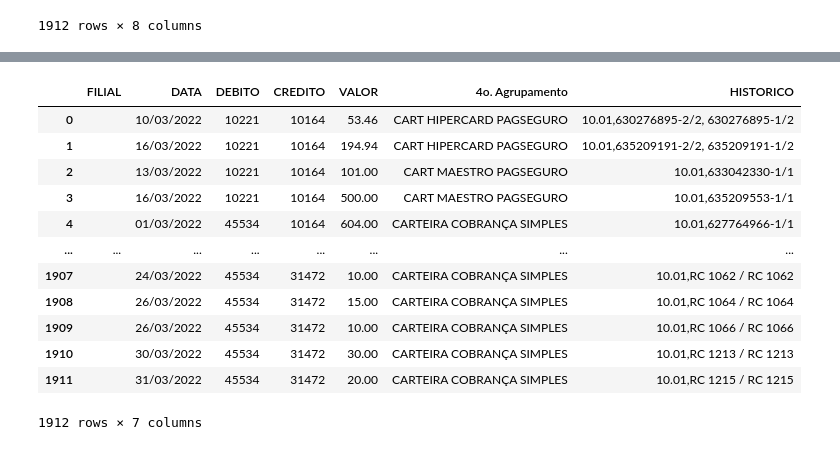
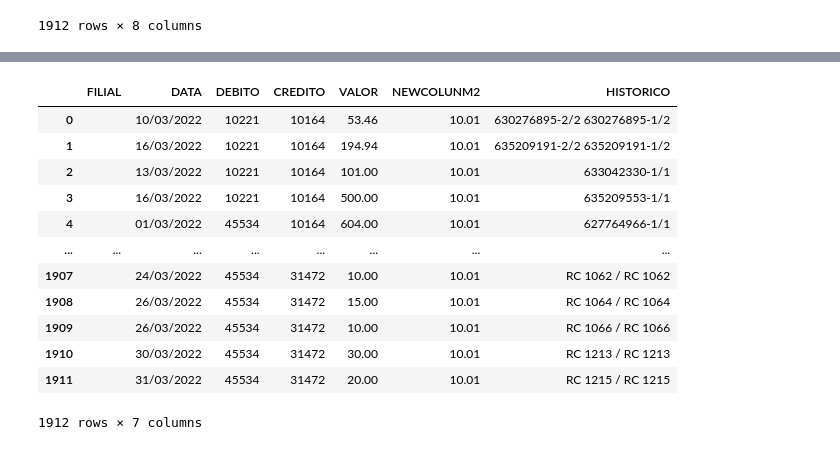
Before and after one commit to Miguellyto/csv---mapadecaixa, a Jupyter notebook: app2copy.ipynb, the cells around one changed output, grey strips where cells are left out. Drawn from its saved outputs; the diff is of its cells as text; code cells hidden in the pictures.

```diff
--- a/app2copy.ipynb
+++ b/app2copy.ipynb
@@ -316,7 +363,9 @@ mapadecaixa
 # %%
 # MESCLANDO OS CONTEÚDO DA COLUNA 'HISTORIOC', 'NEWCOLUN' e 'Descrição'
 # mapadecaixa['HISTORICO'] = '10.01'+ "," + mapadecaixa['4o. Agrupamento']+ "," + mapadecaixa['Cliente']+ "," + mapadecaixa['Descrição']
-mapadecaixa['HISTORICO'] = '10.01'+ "," + mapadecaixa['NEWCOLUN']+ "," + mapadecaixa['Descrição']
+# mapadecaixa['HISTORICO'] = '10.01'+ "," + mapadecaixa['NEWCOLUN']+ "," + mapadecaixa['Descrição']
+# mapadecaixa['HISTORICO'] = ''+ "," + mapadecaixa['NEWCOLUN']+ "," + mapadecaixa['Descrição']
+mapadecaixa['HISTORICO'] = '' + mapadecaixa['NEWCOLUN']+ "," + mapadecaixa['Descrição']
 
 mapadecaixa
 # %% [output]
@@ -338,7 +387,8 @@ mapadecaixa
 # mapadecaixa['HISTORICO'] = mapadecaixa['HISTORICO'].apply(lambda x: float(x.replace(".","").replace(",",".")))
 # mapadecaixa = mapadecaixa.replace({',': ''}, regex=True)
 mapadecaixa['HISTORICO'] = mapadecaixa['HISTORICO'].astype(str)
-mapadecaixa['HISTORICO'] = mapadecaixa['HISTORICO'].str.replace(',,', ',')
+mapadecaixa['HISTORICO'] = mapadecaixa['HISTORICO'].str.replace(',', '')
+# mapadecaixa['HISTORICO'] = mapadecaixa['HISTORICO'].str.replace(',,', ',')
 # mapadecaixa['HISTORICO'] = mapadecaixa['HISTORICO'].str.replace('"', '') # Retira as aspas.
 
 mapadecaixa
@@ -364,5 +428,5 @@ mapadecaixa
 # %%
-# CAPTULANDO TODA COLUNA 'HISTORICO'
-mapadecaixa['4o. Agrupamento'] = mapadecaixa['4o. Agrupamento'].str.upper()
+#---- CAPTULANDO TODA COLUNA 'HISTORICO'
+# mapadecaixa['4o. Agrupamento'] = mapadecaixa['4o. Agrupamento'].str.upper()
 
 mapadecaixa
@@ -386,7 +441,7 @@ mapadecaixa.head()
 # mapadecaixa = mapadecaixa.drop('Descrição', axis=1)
 # mapadecaixa = mapadecaixa.drop('Cliente', axis=1)
 # mapadecaixa = mapadecaixa.drop(['3o. Agrupamento','4o. Agrupamento','Descrição','Cliente', 'NEWCOLUN'], axis=1, inplace=True)
-mapadecaixa = mapadecaixa.drop(['3o. Agrupamento','Descrição','Cliente', 'NEWCOLUN'], axis=1)
+mapadecaixa = mapadecaixa.drop(['3o. Agrupamento','Descrição','Cliente', '4o. Agrupamento', 'NEWCOLUN'], axis=1)
 
 mapadecaixa
 # %% [output]
@@ -426,23 +481,24 @@ mapadecaixa
 1912 rows × 7 columns
 # %%
 # REORDENANDO COLUNAS
-new_ordem_colls = ['FILIAL', 'DATA', 'DEBITO', 'CREDITO', 'VALOR', '4o. Agrupamento', 'HISTORICO']
+# new_ordem_colls = ['FILIAL', 'DATA', 'DEBITO', 'CREDITO', 'VALOR', '4o. Agrupamento', 'HISTORICO']
+new_ordem_colls = ['FILIAL', 'DATA', 'DEBITO', 'CREDITO', 'VALOR', 'NEWCOLUNM2', 'HISTORICO']
 mapadecaixa = mapadecaixa[new_ordem_colls]
 
 mapadecaixa
 # %% [output]
-|  | FILIAL | DATA | DEBITO | CREDITO | VALOR | 4o. Agrupamento | HISTORICO |
-| 0 |  | 10/03/2022 | 10221 | 10164 | 53.46 | CART HIPERCARD PAGSEGURO | 10.01,630276895-2/2, 630276895-1/2 |
-| 1 |  | 16/03/2022 | 10221 | 10164 | 194.94 | CART HIPERCARD PAGSEGURO | 10.01,635209191-2/2, 635209191-1/2 |
-| 2 |  | 13/03/2022 | 10221 | 10164 | 101.00 | CART MAESTRO PAGSEGURO | 10.01,633042330-1/1 |
-| 3 |  | 16/03/2022 | 10221 | 10164 | 500.00 | CART MAESTRO PAGSEGURO | 10.01,635209553-1/1 |
-| 4 |  | 01/03/2022 | 45534 | 10164 | 604.00 | CARTEIRA COBRANÇA SIMPLES | 10.01,627764966-1/1 |
+|  | FILIAL | DATA | DEBITO | CREDITO | VALOR | NEWCOLUNM2 | HISTORICO |
+| 0 |  | 10/03/2022 | 10221 | 10164 | 53.46 | 10.01 | 630276895-2/2 630276895-1/2 |
+| 1 |  | 16/03/2022 | 10221 | 10164 | 194.94 | 10.01 | 635209191-2/2 635209191-1/2 |
+| 2 |  | 13/03/2022 | 10221 | 10164 | 101.00 | 10.01 | 633042330-1/1 |
+| 3 |  | 16/03/2022 | 10221 | 10164 | 500.00 | 10.01 | 635209553-1/1 |
+| 4 |  | 01/03/2022 | 45534 | 10164 | 604.00 | 10.01 | 627764966-1/1 |
 | ... | ... | ... | ... | ... | ... | ... | ... |
-| 1907 |  | 24/03/2022 | 45534 | 31472 | 10.00 | CARTEIRA COBRANÇA SIMPLES | 10.01,RC 1062 / RC 1062 |
-| 1908 |  | 26/03/2022 | 45534 | 31472 | 15.00 | CARTEIRA COBRANÇA SIMPLES | 10.01,RC 1064 / RC 1064 |
-| 1909 |  | 26/03/2022 | 45534 | 31472 | 10.00 | CARTEIRA COBRANÇA SIMPLES | 10.01,RC 1066 / RC 1066 |
-| 1910 |  | 30/03/2022 | 45534 | 31472 | 30.00 | CARTEIRA COBRANÇA SIMPLES | 10.01,RC 1213 / RC 1213 |
-| 1911 |  | 31/03/2022 | 45534 | 31472 | 20.00 | CARTEIRA COBRANÇA SIMPLES | 10.01,RC 1215 / RC 1215 |
+| 1907 |  | 24/03/2022 | 45534 | 31472 | 10.00 | 10.01 | RC 1062 / RC 1062 |
+| 1908 |  | 26/03/2022 | 45534 | 31472 | 15.00 | 10.01 | RC 1064 / RC 1064 |
+| 1909 |  | 26/03/2022 | 45534 | 31472 | 10.00 | 10.01 | RC 1066 / RC 1066 |
+| 1910 |  | 30/03/2022 | 45534 | 31472 | 30.00 | 10.01 | RC 1213 / RC 1213 |
+| 1911 |  | 31/03/2022 | 45534 | 31472 | 20.00 | 10.01 | RC 1215 / RC 1215 |
 1912 rows × 7 columns
 # %%
 #---- SUBSTITUINDO OS VALORES 'NaN' e 'None', VALORES NULOS OU EMBRANCO
```
Also changed, not shown: parts of 15 cells of this notebook, 1 other file.
